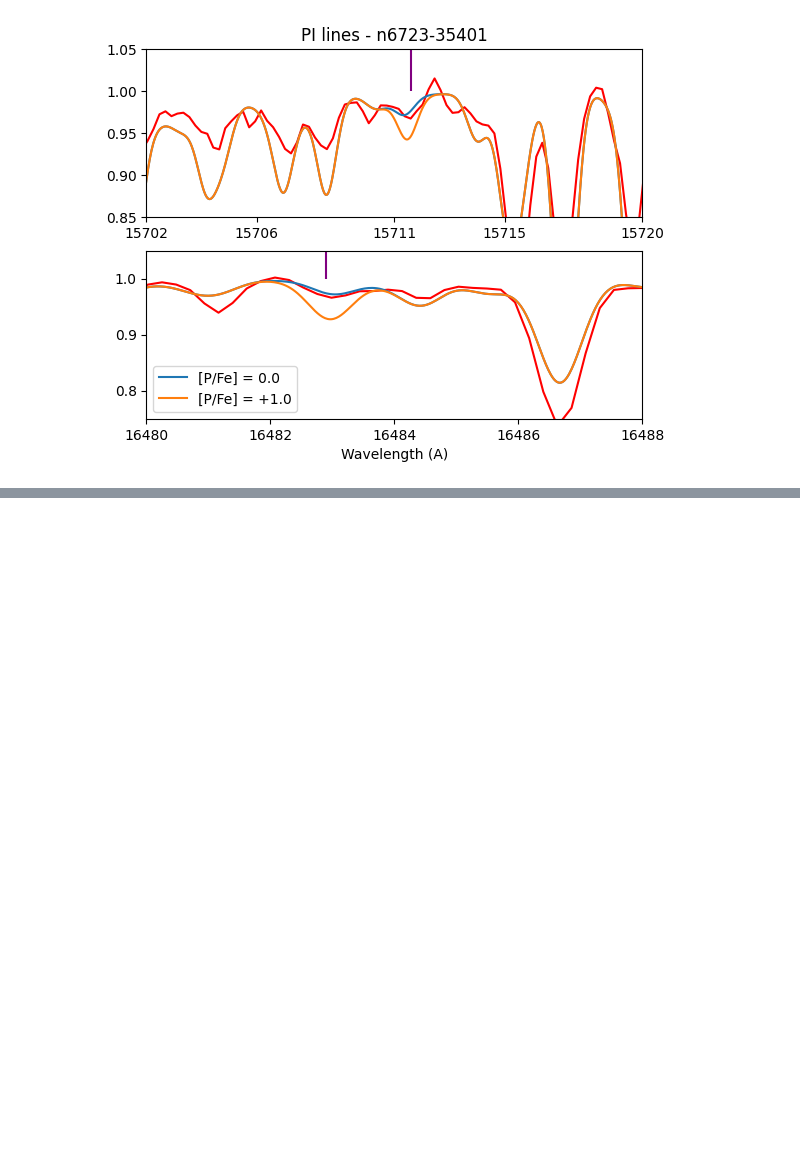
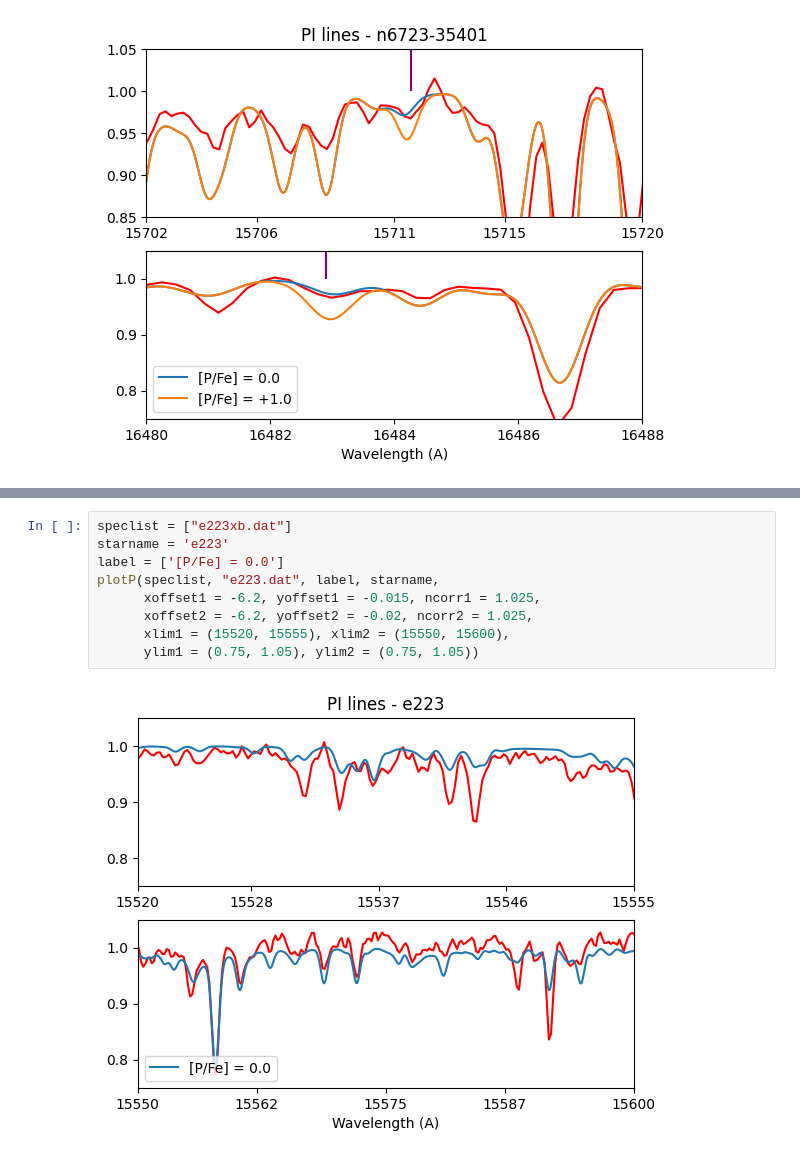
Before and after one commit to bornofthesea/synther, a Jupyter notebook: Plot/syntplot.ipynb, the cells around one changed output, grey strips where cells are left out. Drawn from its saved outputs; the diff is of its cells as text; blank space fills up the shorter version.

```diff
--- a/Plot/syntplot.ipynb
+++ b/Plot/syntplot.ipynb
@@ -480,0 +502,11 @@ plotP(speclist, "n6723-35401.dat", label, starname,
+# %%
+speclist = ["e223xb.dat"]
+starname = 'e223'
+label = ['[P/Fe] = 0.0']
+plotP(speclist, "e223.dat", label, starname,
+      xoffset1 = -6.2, yoffset1 = -0.015, ncorr1 = 1.025,
+      xoffset2 = -6.2, yoffset2 = -0.02, ncorr2 = 1.025,
+      xlim1 = (15520, 15555), xlim2 = (15550, 15600),
+      ylim1 = (0.75, 1.05), ylim2 = (0.75, 1.05))
+# %% [output]
+[figure, added]
```
Also changed, not shown: parts of 6 cells of this notebook, 1 other file.
